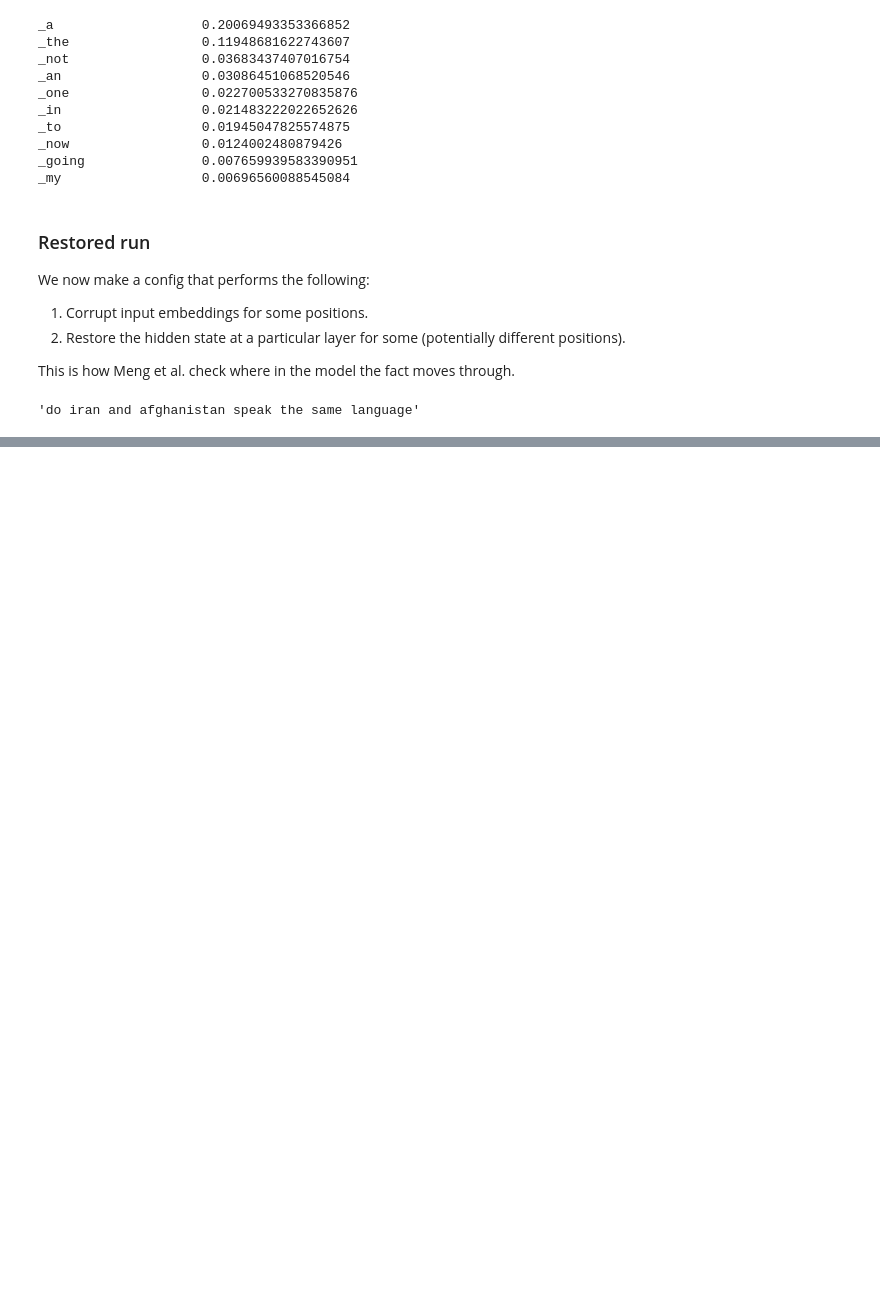
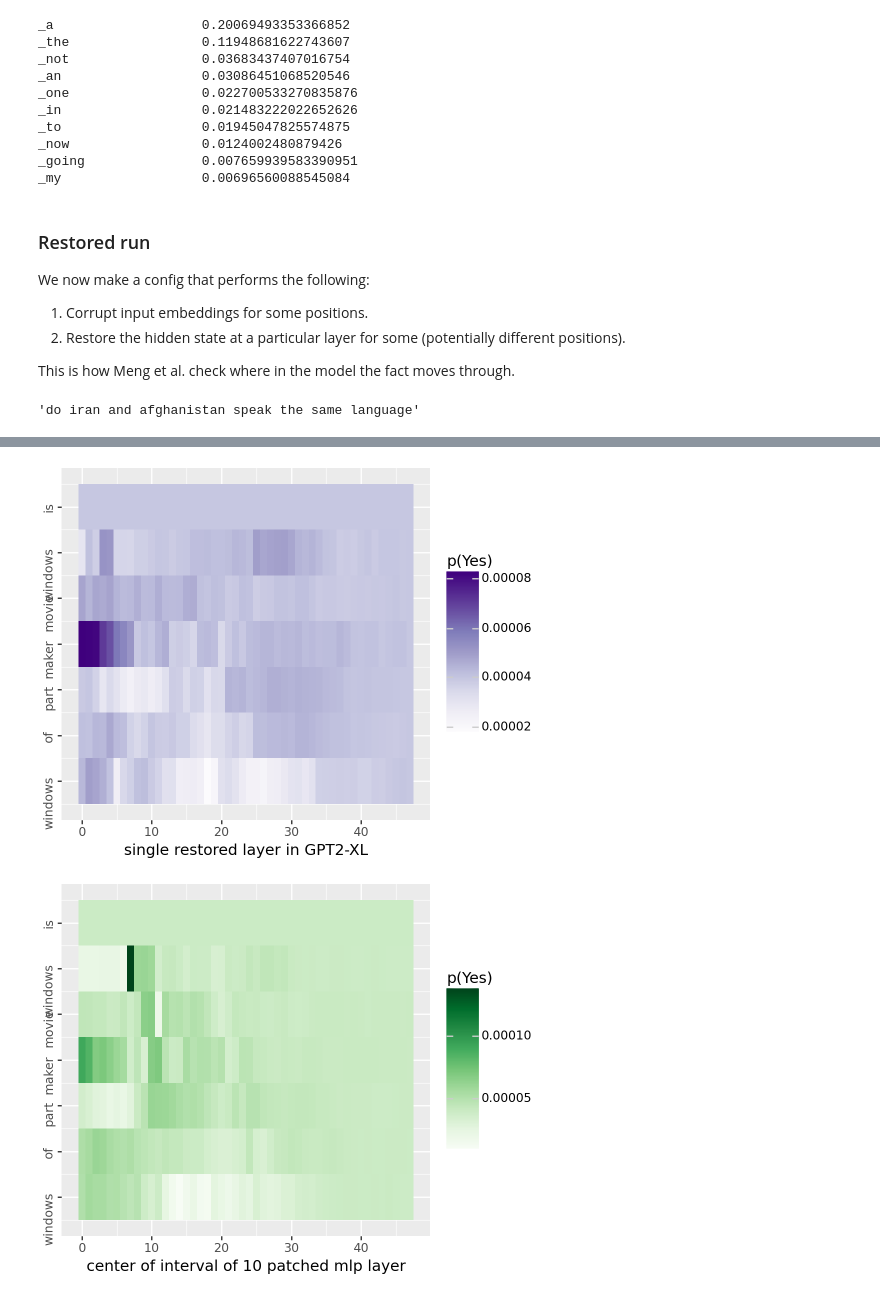
Before and after one commit to xadambednarski/NLP-2024, a Jupyter notebook: lista4/BoolQ_GPT.ipynb, the cells around one changed output, grey strips where cells are left out. Saved outputs shown, nothing was run; the diff lists cells and outputs as text; code cells hidden in the pictures; blank space fills up the shorter version.

```diff
--- a/lista4/BoolQ_GPT.ipynb
+++ b/lista4/BoolQ_GPT.ipynb
@@ -245,0 +270,6 @@ question
+# %%
+NumCorruptedTokens.num_corrupted_tokens = 3
+get_yes_and_no_results(question, gpt, config, tokenizer, corrupted_positions=[1, 2, 3])
+# %% [output]
+[figure, added]
+[figure, added]
```
Also changed, not shown: parts of 17 cells of this notebook, 17 other files.
